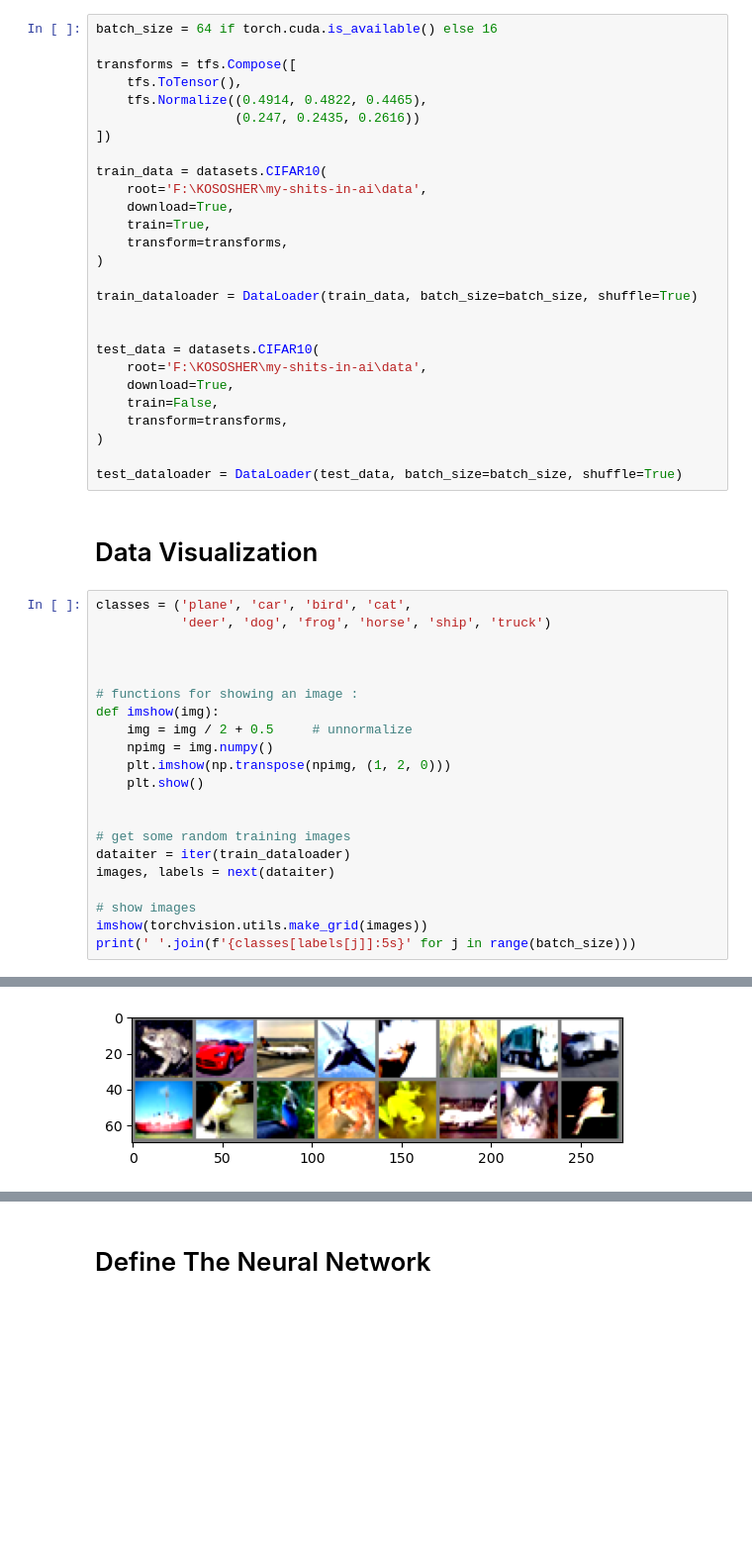
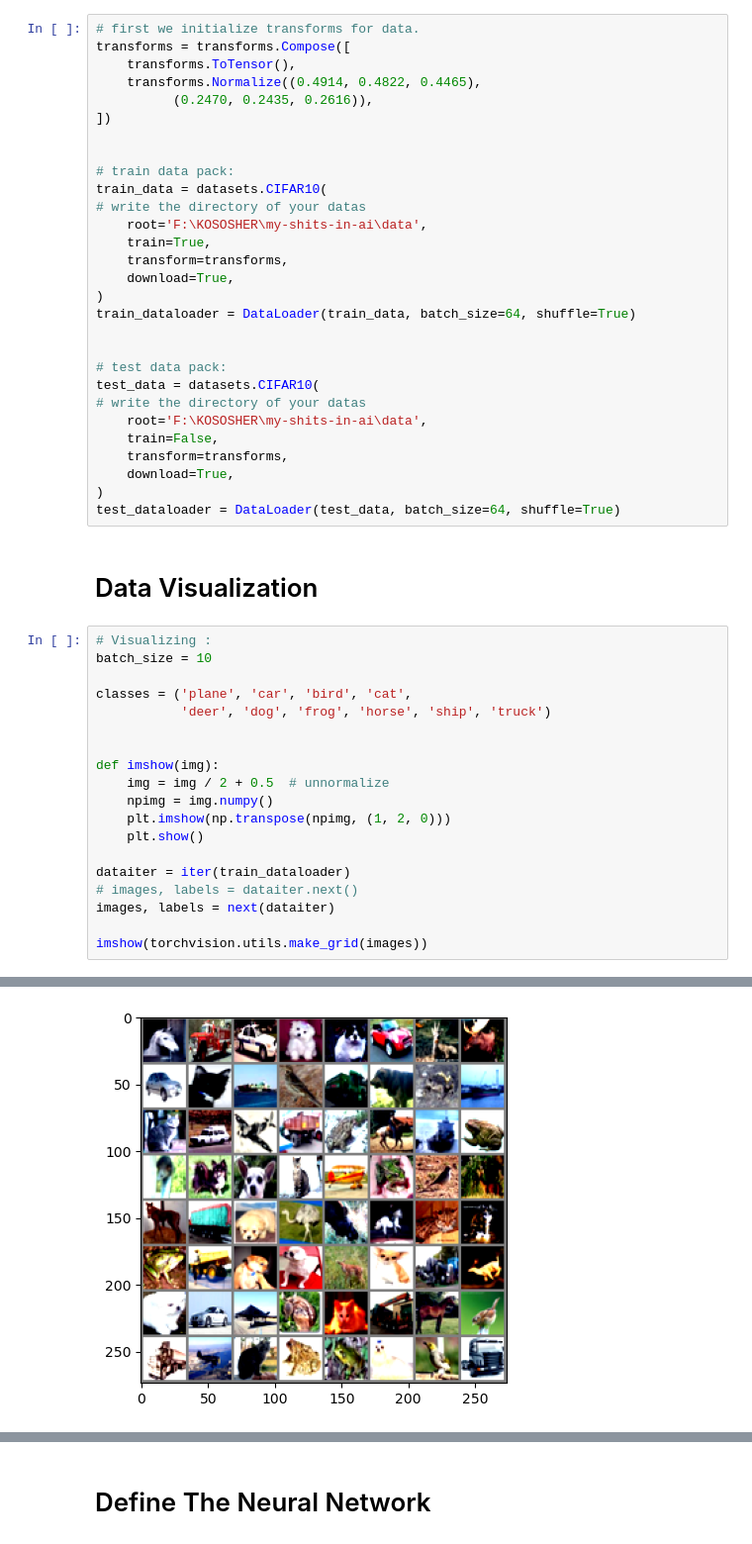
Before and after one commit to AhmadrezaH038/CIFAR10Classifier-App, a Jupyter notebook: simple_classifier.ipynb, the cells around one changed output, grey strips where cells are left out. Shown: that part at 99% size. Drawn from its saved outputs; the diff is of its cells as text; blank space fills up the shorter version.

```diff
--- a/simple_classifier.ipynb
+++ b/simple_classifier.ipynb
@@ -11,55 +12,55 @@ import numpy as np
 # Defined datasets and dataloaders
 ##### - we first set some transforms for batch normalization of data
 # %%
-batch_size = 64 if torch.cuda.is_available() else 16
-
-transforms = tfs.Compose([
-    tfs.ToTensor(),
-    tfs.Normalize((0.4914, 0.4822, 0.4465),
-                  (0.247, 0.2435, 0.2616))
+# first we initialize transforms for data.
+transforms = transforms.Compose([
+    transforms.ToTensor(),
+    transforms.Normalize((0.4914, 0.4822, 0.4465),
+          (0.2470, 0.2435, 0.2616)),
 ])
 
+
+# train data pack:
 train_data = datasets.CIFAR10(
+# write the directory of your datas
     root='F:\KOSOSHER\my-shits-in-ai\data',
-    download=True,
     train=True,
     transform=transforms,
+    download=True,
 )
-
-train_dataloader = DataLoader(train_data, batch_size=batch_size, shuffle=True)
+train_dataloader = DataLoader(train_data, batch_size=64, shuffle=True)
 
 
+# test data pack:
 test_data = datasets.CIFAR10(
+# write the directory of your datas
     root='F:\KOSOSHER\my-shits-in-ai\data',
-    download=True,
     train=False,
     transform=transforms,
+    download=True,
 )
-
-test_dataloader = DataLoader(test_data, batch_size=batch_size, shuffle=True)
+test_dataloader = DataLoader(test_data, batch_size=64, shuffle=True)
 # %% [markdown]
 # Data Visualization
 # %%
+# Visualizing :
+batch_size = 10
+
 classes = ('plane', 'car', 'bird', 'cat',
            'deer', 'dog', 'frog', 'horse', 'ship', 'truck')
 
 
-
-# functions for showing an image :
 def imshow(img):
-    img = img / 2 + 0.5     # unnormalize
+    img = img / 2 + 0.5  # unnormalize
     npimg = img.numpy()
     plt.imshow(np.transpose(npimg, (1, 2, 0)))
     plt.show()
 
-
-# get some random training images
 dataiter = iter(train_dataloader)
+# images, labels = dataiter.next()
 images, labels = next(dataiter)
 
-# show images
 imshow(torchvision.utils.make_grid(images))
-print(' '.join(f'{classes[labels[j]]:5s}' for j in range(batch_size)))
 # %% [output]
 Clipping input data to the valid range for imshow with RGB data ([0..1] for floats or [0..255] for integers). Got range [-0.49473685..1.5632443].
-[figure, old version]
+[figure, new version]
```
Also changed, not shown: parts of 9 cells of this notebook.
